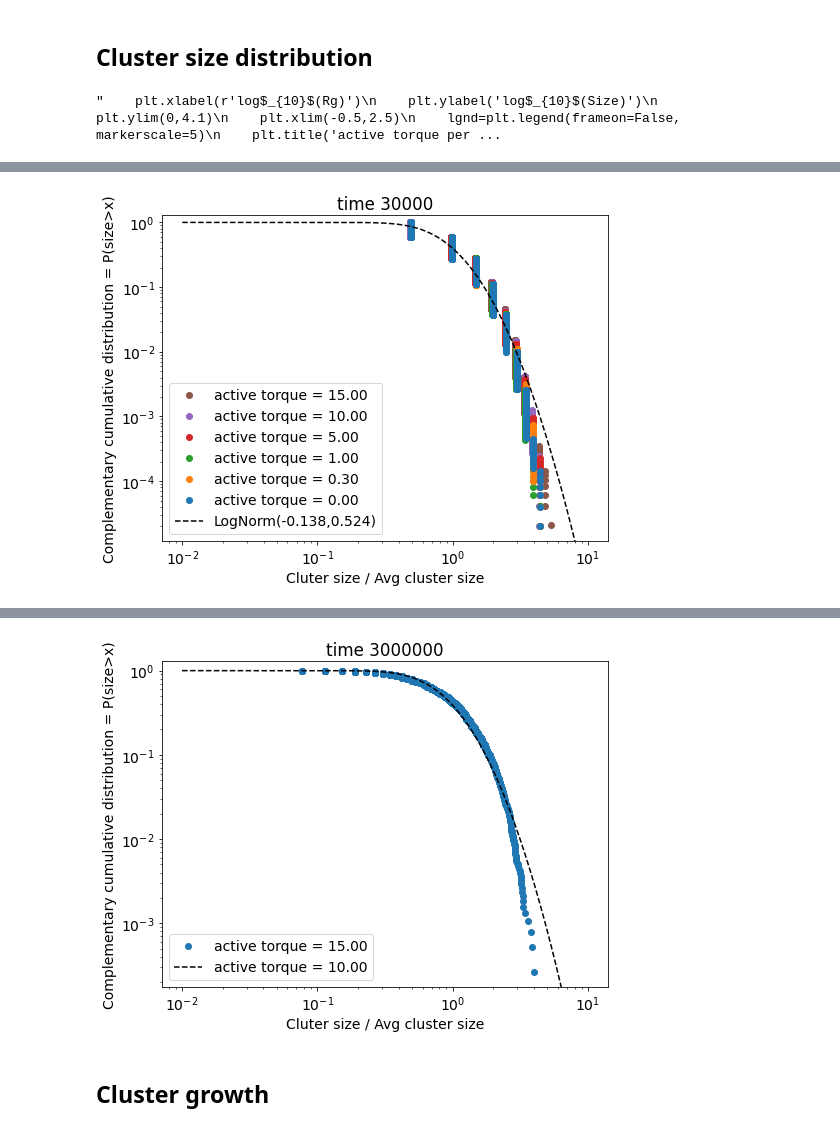
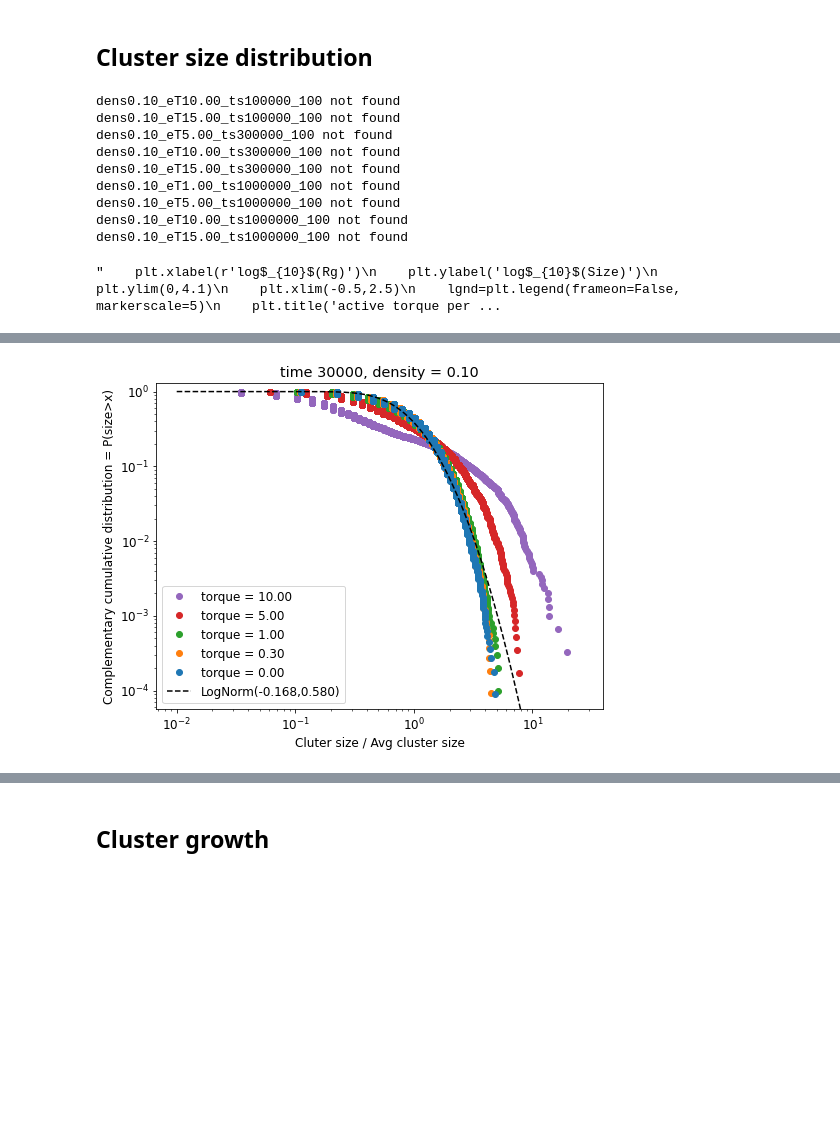
Before and after one commit to ipalai/SpinningClusters, a Jupyter notebook: Test_5/Analysis/Cluster_analysis_RotationOnly.ipynb, the cells around one changed output, grey strips where cells are left out. Cells and saved outputs as stored; diff of their text form; code cells hidden in the pictures; blank space fills up the shorter version.

```diff
--- a/Test_5/Analysis/Cluster_analysis_RotationOnly.ipynb
+++ b/Test_5/Analysis/Cluster_analysis_RotationOnly.ipynb
@@ -7,7 +7,7 @@ import matplotlib.ticker as ticker
 import subprocess
 import re
 
-plt.rcParams.update({'font.size': 14})
+plt.rcParams.update({'font.size': 12})
 #%matplotlib inline
 #import math
 #from tqdm import tqdm
@@ -174,12 +174,18 @@ for filestring in filestringList:
 # %% [markdown]
 ## Import ClusterList data
 # %%
-def createkey(desn,eT,ts,real):
+def createkey(dens,eT,ts,real):
     assert isinstance(dens,float)
     assert isinstance(eT,float)
     assert isinstance(ts, int)
     assert isinstance(real,int)
     return 'dens{:.2f}_eT{:.2f}_ts{:d}_{:d}'.format(dens,eT,ts,real)
+
+def createpercolationtimekey(dens,eT,real):
+    assert isinstance(dens,float)
+    assert isinstance(eT,float)
+    assert isinstance(real,int)
+    return 'dens{:.2f}_eT{:.2f}_{:d}'.format(dens,eT,real)
 # %%
 import re
 r1 = re.compile('[_]')
@@ -245 +271,8 @@ dens0.20_eT3.00_ts9000_100
+# %%
+# sort tsdic
+
+for key in tsdic.keys():
+    a=np.array(tsdic[key])
+    a.sort()
+    tsdic[key]=a
 # %% [markdown]
@@ -247,3 +283,8 @@ dens0.20_eT3.00_ts9000_100
+# %%
+def find_nearest(array, value):
+    array = np.asarray(array)
+    idx = (np.abs(array - value)).argmin()
+    return array[idx]
 # %%
 eTList.sort()
 tsList.sort()
@@ -299,11 +356,11 @@ from scipy.special import erf
 def lognormal_ComplCumDistr(x,mu,sigma):
     return 0.5-0.5*erf((np.log(x)-mu)/(sigma*np.sqrt(2)))
 
-
+dens=0.1
 eTSubList=[0.0,0.3,1.0,5.0,10.0,15.0]
 SizeCutoff=0
 
-for ts in [10000,30000,100000,300000,1000000,3000000]:  #[10000,30000,100000,300000,1000000,3000000]:
+for ts in [10000,30000,100000,300000,1000000]:  #[10000,30000,100000,300000,1000000,3000000]:
     EcdfList=[]
     LegendList=[]
     plt.figure(figsize=(8,6))
@@ -312,12 +369,17 @@ for ts in [10000,30000,100000,300000,1000000,3000000]:  #[10000,30000,100000,300
         Rg=[]
         for real in realList:
             key=createkey(dens,eT,ts,real)
+            keypt=createpercolationtimekey(dens,eT,real)
+            tperc=percolationtimedic.get(keypt,1e12)
             if key in datadic.keys():
                 df=datadic[key]
                 df=df[df['Size']>SizeCutoff]
                 Size.extend(df['Size'].values/df['Size'].values.mean())
-        EcdfList.append(Size)
-        LegendList.append('{:.2f}'.format(eT))
+            else:
+                print(key+' not found')
+        if len(Size)>0 and ts/tperc<0.5:
+            EcdfList.append(Size)
+            LegendList.append('torque = {:.2f}'.format(eT))
         if eT==0.0:
             Std_eT0=np.array(Size).std()
     sns.ecdfplot(EcdfList,complementary=True,log_scale=True,marker='o',ls='None')
@@ -325,7 +387,7 @@ for ts in [10000,30000,100000,300000,1000000,3000000]:  #[10000,30000,100000,300
     plt.ylim(None,1.3)
     plt.xlabel('Cluter size / Avg cluster size')
     plt.ylabel('Complementary cumulative distribution = P(size>x)')
-    plt.title('time {:d}'.format(ts))
+    plt.title('time {:d}, density = {:.2f}'.format(ts,dens))
 
     # plot lognormal
     x=np.linspace(1e-2,10,1000)
@@ -334,12 +396,15 @@ for ts in [10000,30000,100000,300000,1000000,3000000]:  #[10000,30000,100000,300
     plt.plot(x,lognormal_ComplCumDistr(x,mu,sigma),'--',color='k',label='LogNorm({:.3f},{:.3f})'.format(mu,sigma))
 
     #legend
+    LegendList.reverse()
+    '''
     eTSubList.reverse()
     LegendList=['active torque = {:.2f}'.format(eT) for eT in eTSubList]
     eTSubList.reverse()
+    '''
     LegendList.extend(['LogNorm({:.3f},{:.3f})'.format(mu,sigma)])
     lgnd=plt.legend(LegendList, loc='lower left')
-    #plt.savefig("Graphs/ECDF_dens{:.2f}_ts{:d}.pdf".format(dens,ts))
+    plt.savefig("Graphs/ECDF_dens{:.2f}_ts{:d}.pdf".format(dens,ts))
 
 # plot lognormal
 '''s=2.0
@@ -347,7 +412,6 @@ mean, var, skew, kurt = lognorm.stats(s, moments='mvsk')
 x = np.linspace(lognorm.ppf(0.01, s), lognorm.ppf(0.99, s), 100)
 plt.plot(x, lognorm.pdf(x, s),'r-', lw=2, alpha=0.6, label='lognorm pdf')
 '''
-
 '''    plt.xlabel(r'log$_{10}$(Rg)')
     plt.ylabel('log$_{10}$(Size)')
     plt.ylim(0,4.1)
@@ -356,4 +420,13 @@ plt.plot(x, lognorm.pdf(x, s),'r-', lw=2, alpha=0.6, label='lognorm pdf')
     plt.title('active torque per colloid = {:.2f} kT'.format(eT))
     '''
 # %% [output]
-"    plt.xlabel(r'log$_{10}$(Rg)')\n    plt.ylabel('log$_{10}$(Size)')\n    plt.ylim(0,4.1)\n    plt.xlim(-0.5,2.5)\n    lgnd=plt.legend(frameon=False, markerscale=5)\n    plt.title('active torque per ...
+dens0.10_eT10.00_ts100000_100 not found
+dens0.10_eT15.00_ts100000_100 not found
+dens0.10_eT5.00_ts300000_100 not found
+dens0.10_eT10.00_ts300000_100 not found
+dens0.10_eT15.00_ts300000_100 not found
+dens0.10_eT1.00_ts1000000_100 not found
+dens0.10_eT5.00_ts1000000_100 not found
+dens0.10_eT10.00_ts1000000_100 not found
+dens0.10_eT15.00_ts1000000_100 not found
+"    plt.xlabel(r'log$_{10}$(Rg)')\n    plt.ylabel('log$_{10}$(Size)')\n    plt.ylim(0,4.1)\n    plt.xlim(-0.5,2.5)\n    lgnd=plt.legend(frameon=False, markerscale=5)\n    plt.title('active torque per ...
@@ -361 +434 @@ plt.plot(x, lognorm.pdf(x, s),'r-', lw=2, alpha=0.6, label='lognorm pdf')
-[figure, old version]
+[figure, new version]
@@ -365,4 +438,3 @@ plt.plot(x, lognorm.pdf(x, s),'r-', lw=2, alpha=0.6, label='lognorm pdf')
-[figure, removed]
 # %% [markdown]
 ## Cluster growth
 # %%
```
Also changed, not shown: parts of 7 cells of this notebook, 4 other files.
